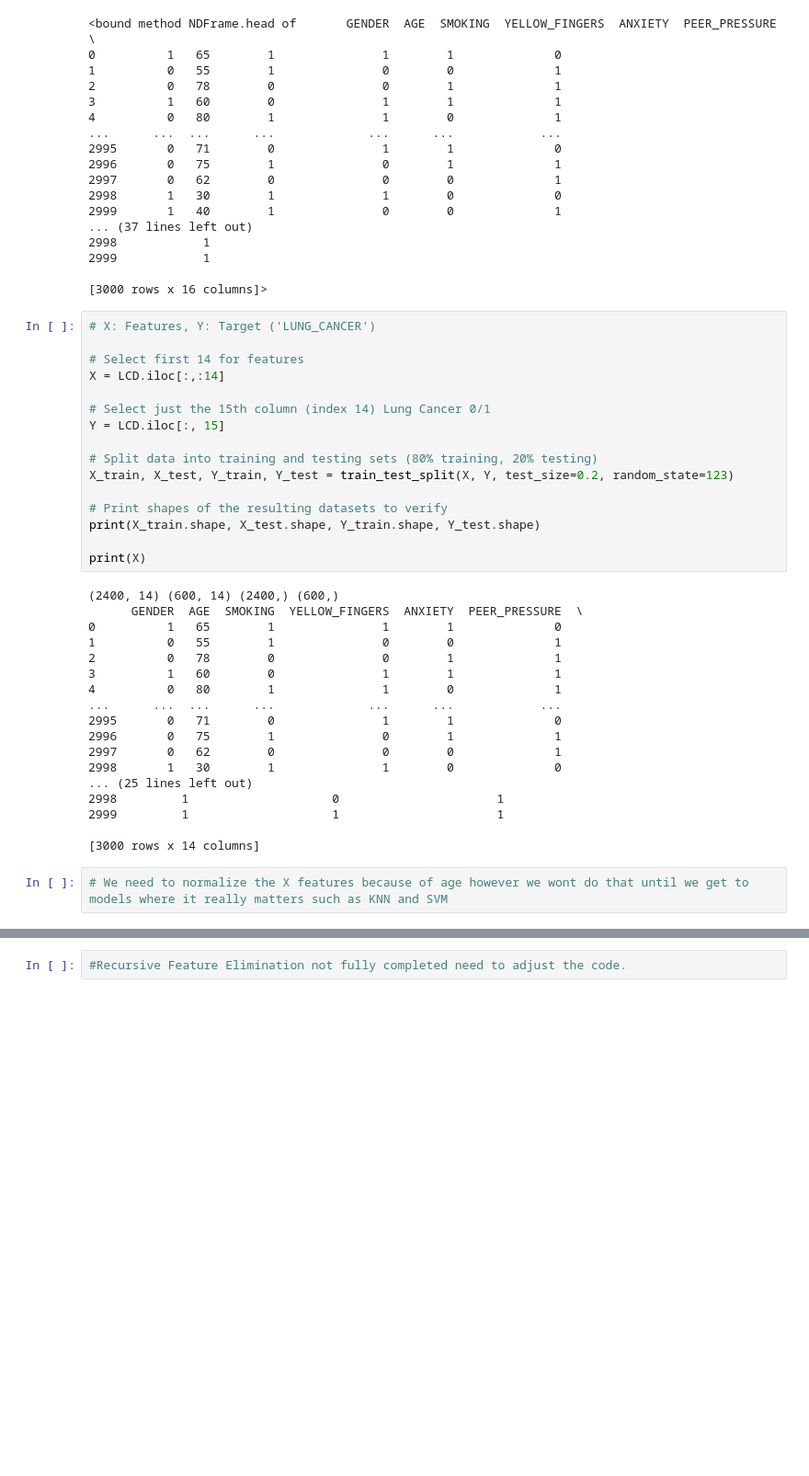
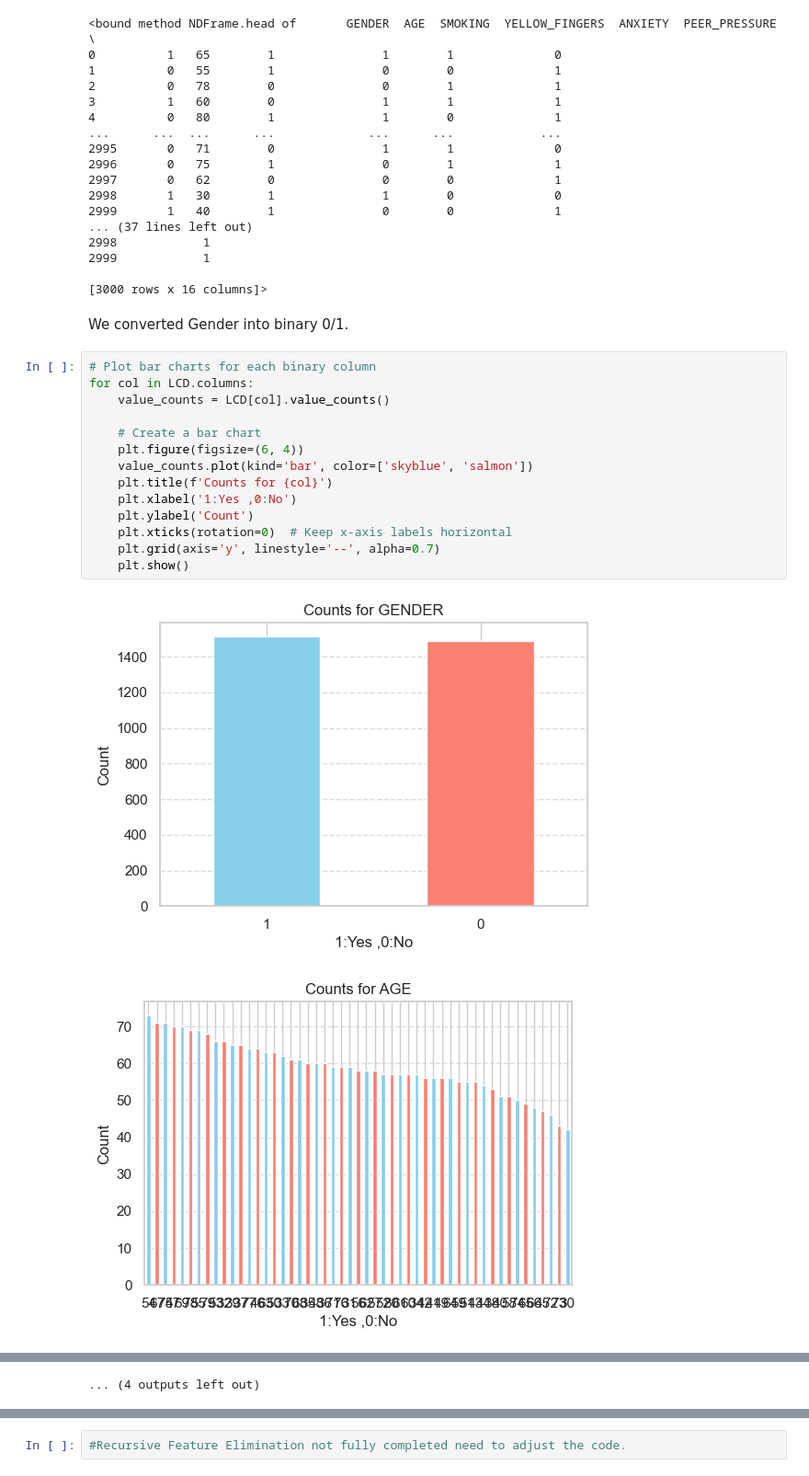
Before and after one commit to dunnjar/Lung-Cancer-Capstone-Project, a Jupyter notebook: Capstone_Troubleshooting.ipynb, the cells around one changed output, grey strips where cells are left out. Shown at 92% size. Cells and saved outputs as stored; diff of their text form; blank space fills up the shorter version.

```diff
--- a/Capstone_Troubleshooting.ipynb
+++ b/Capstone_Troubleshooting.ipynb
@@ -67,39 +70,22 @@ print(LCD.head)
 2999            1
 
 [3000 rows x 16 columns]>
-# %%
-# X: Features, Y: Target ('LUNG_CANCER')
-
-# Select first 14 for features
-X = LCD.iloc[:,:14]
-
-# Select just the 15th column (index 14) Lung Cancer 0/1
-Y = LCD.iloc[:, 15]
-
-# Split data into training and testing sets (80% training, 20% testing)
-X_train, X_test, Y_train, Y_test = train_test_split(X, Y, test_size=0.2, random_state=123)
-
-# Print shapes of the resulting datasets to verify
-print(X_train.shape, X_test.shape, Y_train.shape, Y_test.shape)
-
-print(X)
-# %% [output]
-(2400, 14) (600, 14) (2400,) (600,)
-      GENDER  AGE  SMOKING  YELLOW_FINGERS  ANXIETY  PEER_PRESSURE  \
-0          1   65        1               1        1              0
-1          0   55        1               0        0              1
-2          0   78        0               0        1              1
-3          1   60        0               1        1              1
-4          0   80        1               1        0              1
-...      ...  ...      ...             ...      ...            ...
-2995       0   71        0               1        1              0
-2996       0   75        1               0        1              1
-2997       0   62        0               0        0              1
-2998       1   30        1               1        0              0
-... (25 lines left out)
-2998         1                    0                      1
-2999         1                    1                      1
-
-[3000 rows x 14 columns]
-# %%
-# We need to normalize the X features because of age however we wont do that until we get to models where it really matters such as KNN and SVM
+# %% [markdown]
+We converted Gender into binary 0/1.
+# %%
+# Plot bar charts for each binary column
+for col in LCD.columns:
+    value_counts = LCD[col].value_counts()
+
+    # Create a bar chart
+    plt.figure(figsize=(6, 4))
+    value_counts.plot(kind='bar', color=['skyblue', 'salmon'])
+    plt.title(f'Counts for {col}')
+    plt.xlabel('1:Yes ,0:No')
+    plt.ylabel('Count')
+    plt.xticks(rotation=0)  # Keep x-axis labels horizontal
+    plt.grid(axis='y', linestyle='--', alpha=0.7)
+    plt.show()
+# %% [output]
+[figure, added]
+[figure, added]
@@ -105,0 +102 @@ print(X)
+... (4 outputs left out)
```
Also changed, not shown: parts of 34 cells of this notebook.
